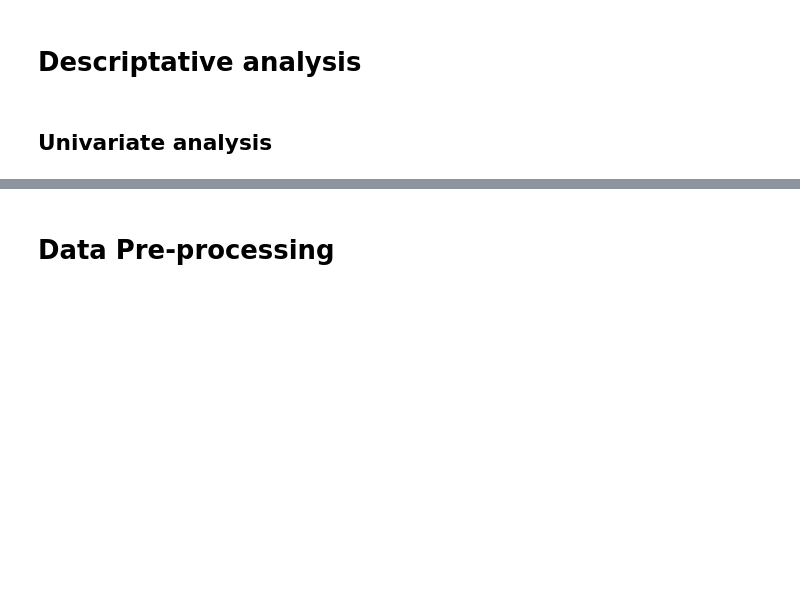
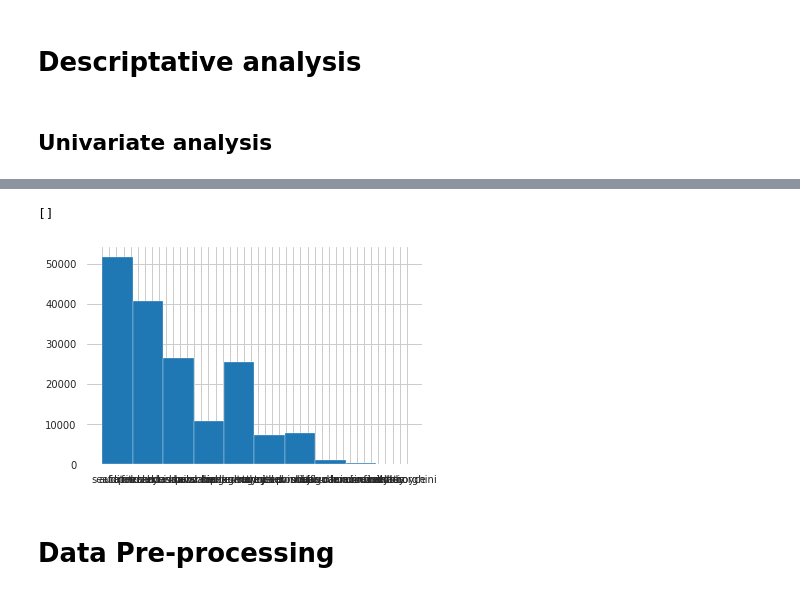
Before and after one commit to themadan/Car-Ads, a Jupyter notebook: notebook/madan.ipynb, the cells around one changed output, grey strips where cells are left out. Drawn from its saved outputs; the diff is of its cells as text; code cells hidden in the pictures; blank space fills up the shorter version.

```diff
--- a/notebook/madan.ipynb
+++ b/notebook/madan.ipynb
@@ -78,0 +94,6 @@ data.describe()
+# %%
+data.maker.hist()
+plt.plot()
+# %% [output]
+[]
+[figure, added]
```
Also changed, not shown: parts of 12 cells of this notebook.
